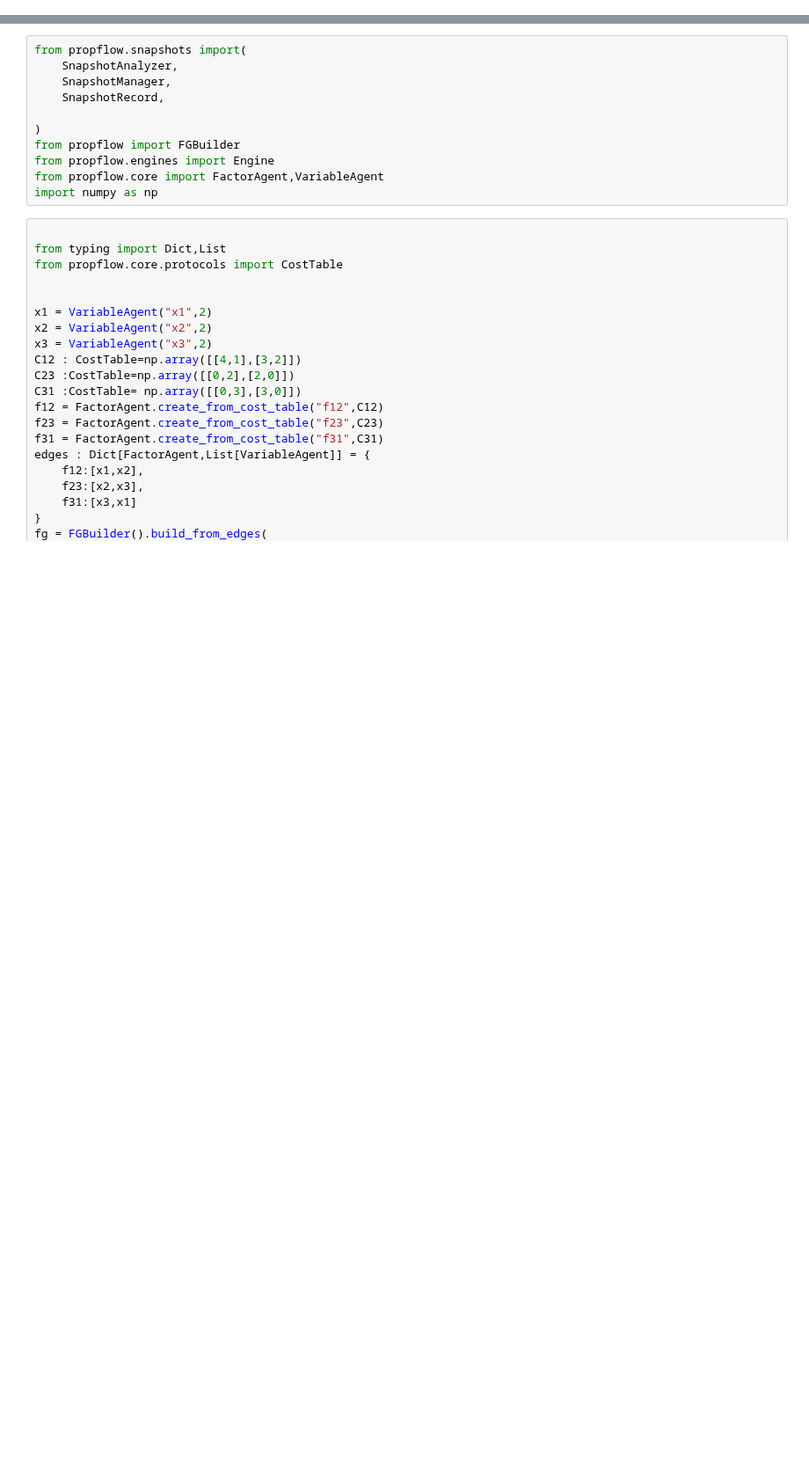
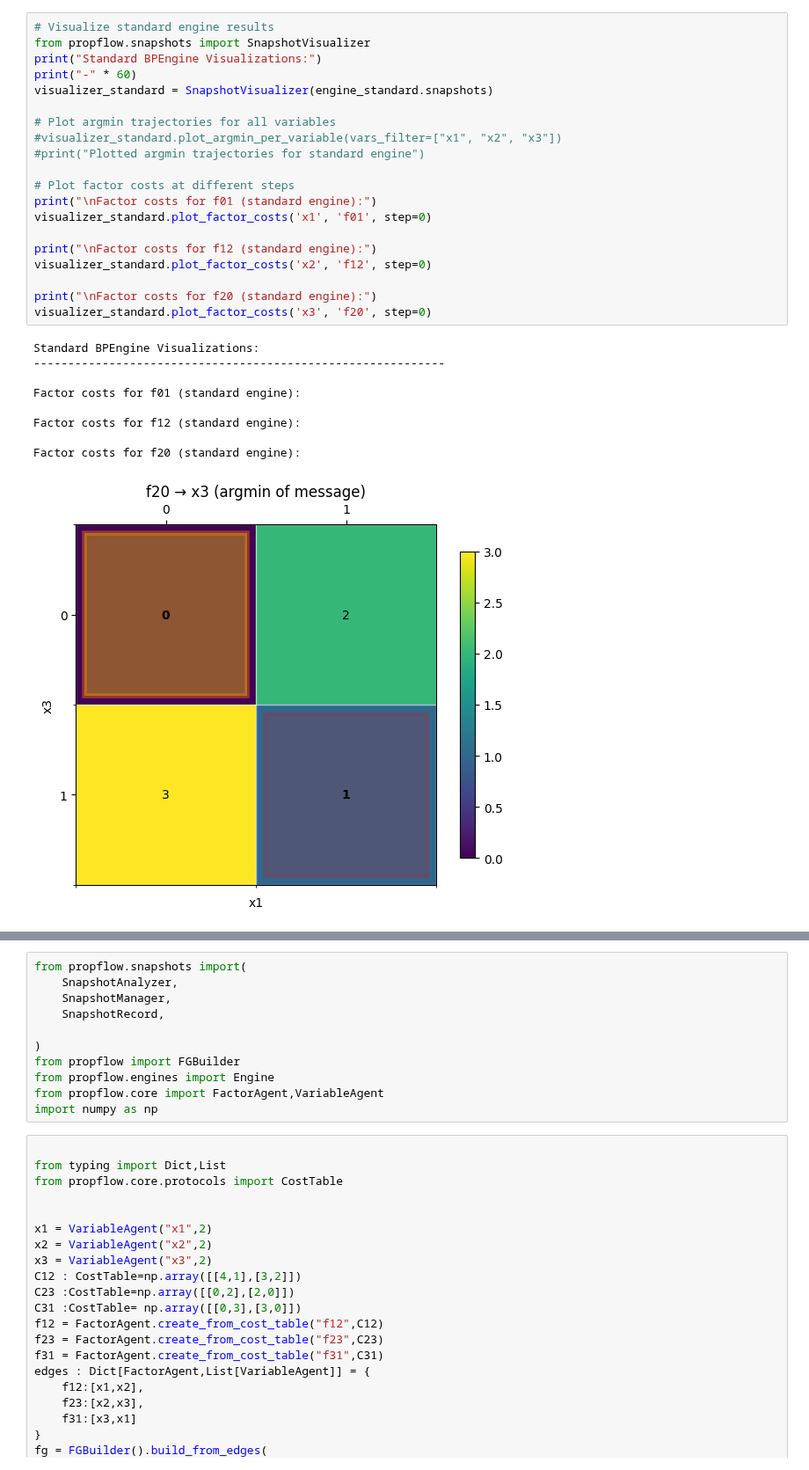
Before and after one commit to OrMullerHahitti/Belief-Propagation-Simulator, a Jupyter notebook: notebooks/splitting_convergance.ipynb, the cells around one changed output, grey strips where cells are left out. Shown at 88% size. Drawn from its saved outputs; the diff is of its cells as text; blank space fills up the shorter version.

```diff
--- a/notebooks/splitting_convergance.ipynb
+++ b/notebooks/splitting_convergance.ipynb
@@ -0,0 +190,30 @@
+# %%
+# Visualize standard engine results
+from propflow.snapshots import SnapshotVisualizer
+print("Standard BPEngine Visualizations:")
+print("-" * 60)
+visualizer_standard = SnapshotVisualizer(engine_standard.snapshots)
+
+# Plot argmin trajectories for all variables
+#visualizer_standard.plot_argmin_per_variable(vars_filter=["x1", "x2", "x3"])
+#print("Plotted argmin trajectories for standard engine")
+
+# Plot factor costs at different steps
+print("\nFactor costs for f01 (standard engine):")
+visualizer_standard.plot_factor_costs('x1', 'f01', step=0)
+
+print("\nFactor costs for f12 (standard engine):")
+visualizer_standard.plot_factor_costs('x2', 'f12', step=0)
+
+print("\nFactor costs for f20 (standard engine):")
+visualizer_standard.plot_factor_costs('x3', 'f20', step=0)
+# %% [output]
+Standard BPEngine Visualizations:
+------------------------------------------------------------
+
+Factor costs for f01 (standard engine):
+
+Factor costs for f12 (standard engine):
+
+Factor costs for f20 (standard engine):
+[figure, added]
```
Also changed, not shown: parts of 12 cells of this notebook, 31 other files.
